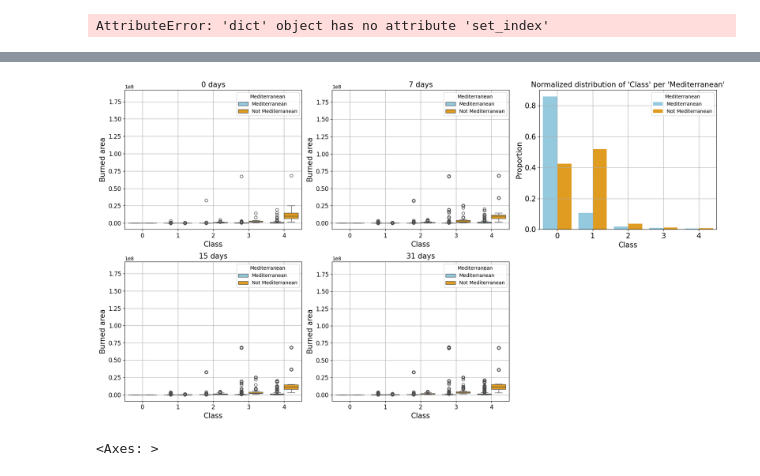
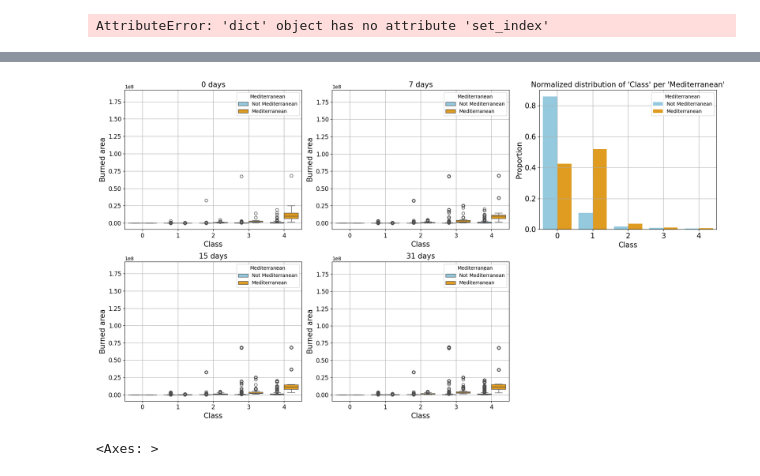
Before and after one commit to NicolasCaronPro/ST-GNN-for-wildifre-prediction, a Jupyter notebook: Prediction/GNN/check_fire.ipynb, the cells around one changed output, grey strips where cells are left out. Drawn from its saved outputs; the diff is of its cells as text; code cells hidden in the pictures.

```diff
--- a/Prediction/GNN/check_fire.ipynb
+++ b/Prediction/GNN/check_fire.ipynb
@@ -25,0 +33,5 @@ df_0 = read_object('df_full_departement_None_node.pkl', Path('bdiff/firepoint/2x
+# %%
+fig, ax = plt.subplots(figsize=(15,5))
+
+morbi = df_0[df_0['departement'] == 56].reset_index()
+morbi[['nbsinister', 'Past_risk']].plot(ax=ax)
@@ -248,7 +272,7 @@ def plot_multiple_boxplots(dfs, titles, x_col, y_col, hue):
     histogram_index = 2  # Always the first row, third column
 
     # Prepare the custom hue labels
-    custom_labels = ['Mediterranean', 'Not Mediterranean']
+    custom_labels = ['Not Mediterranean', 'Mediterranean']
 
     # Plot boxplots, skipping histogram slot
     plot_index = 0
@@ -343,5 +367,10 @@ df_7.rename({'isBassin': 'Mediterranean'}, inplace=True, axis=1)
 df_15.rename({'isBassin': 'Mediterranean'}, inplace=True, axis=1)
 df_31.rename({'isBassin': 'Mediterranean'}, inplace=True, axis=1)
 
+df_0.sort_values('Mediterranean', inplace=True)
+df_7.sort_values('Mediterranean', inplace=True)
+df_15.sort_values('Mediterranean', inplace=True)
+df_31.sort_values('Mediterranean', inplace=True)
+
 plot_multiple_boxplots([df_0, df_7, df_15, df_31], ['0 days', '7 days', '15 days', '31 days'], 'Class', 'Nb fire', 'Mediterranean')
 # %% [output]
@@ -381,5 +410,10 @@ df_7.rename({'isBassin': 'Mediterranean'}, inplace=True, axis=1)
 df_15.rename({'isBassin': 'Mediterranean'}, inplace=True, axis=1)
 df_31.rename({'isBassin': 'Mediterranean'}, inplace=True, axis=1)
 
+df_0.sort_values('Mediterranean', inplace=True)
+df_7.sort_values('Mediterranean', inplace=True)
+df_15.sort_values('Mediterranean', inplace=True)
+df_31.sort_values('Mediterranean', inplace=True)
+
 plot_multiple_boxplots([df_0, df_7, df_15, df_31], ['0 days', '7 days', '15 days', '31 days'], 'Class', 'Burned area', 'Mediterranean')
 # %% [output]
@@ -406,4 +440,4 @@ plot_multiple_boxplots([df_0, df_7, df_15, df_31], ['0 days', '7 days', '15 days
-[figure, old version]
+[figure, new version]
 # %%
 df_0[df_0['departement'] == 84]['Class'].plot()
 # %% [output]
```
Also changed, not shown: parts of 20 cells of this notebook, 26 other files.
